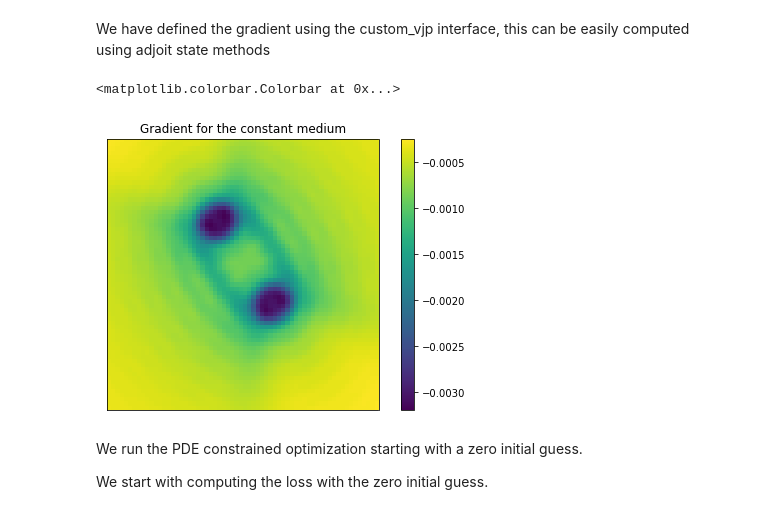
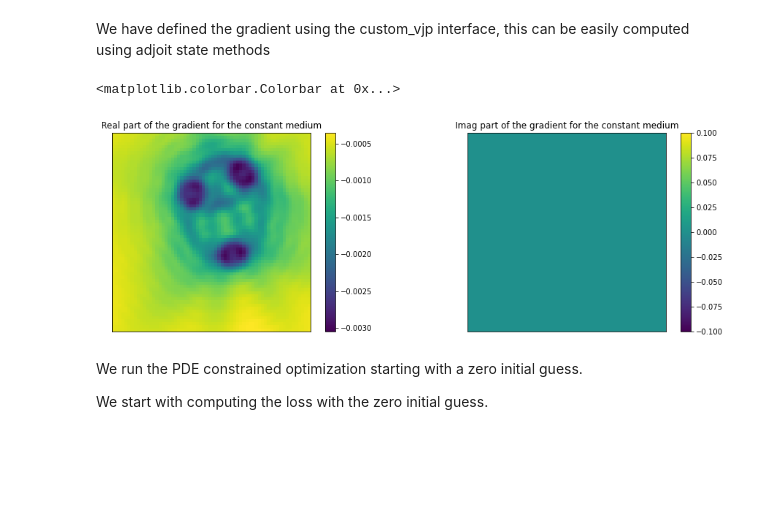
Before and after one commit to Forgotten/jax-lippmann-schwinger, a Jupyter notebook: notebooks/full_waverform_inversion_notebook.ipynb, the cells around one changed output. Saved outputs shown, nothing was run; the diff lists cells and outputs as text; code cells hidden in the pictures; blank space fills up the shorter version.

Commit message:
docs: added an image

```diff
--- a/notebooks/full_waverform_inversion_notebook.ipynb
+++ b/notebooks/full_waverform_inversion_notebook.ipynb
@@ -59,8 +59,9 @@ We define and sample the perturbation that we want to reconstruct. In this case
 # definition of the perturbation by the lense
 @jit
 def perturbation(x,y):
-    return 1.0*jnp.exp(-500*(jnp.square(x+0.1) + jnp.square(y+0.2)))\
-         + 1.0*jnp.exp(-500*(jnp.square(x-0.1) + jnp.square(y-0.1)))
+    return    1.0*jnp.exp(-500*(jnp.square(x+0.1) + jnp.square(y+0.2)))\
+            + 1.0*jnp.exp(-500*(jnp.square(x-0.1) + jnp.square(y-0.1)))\
+            + 1.0*jnp.exp(-500*(jnp.square(x-0.15) + jnp.square(y+0.3)))
 
 # we sample the perturbation
 nu = perturbation(params_nf.ls_params.X, params_nf.ls_params.Y)
@@ -143,18 +147,25 @@ loss_vjp = jit(partial(jax_ls.near_field_l2_loss, params_nf, data_near_field.res
 # %% [markdown]
 We have defined the gradient using the custom_vjp interface, this can be easily computed using adjoit state methods
 # %%
-nabla_loss = jax.grad(loss_vjp)
+nabla_loss = jit(jax.grad(loss_vjp))
 
 grad_loss_0 = nabla_loss(jnp.zeros(*nu_vect.shape))
 # %%
-plt.figure(figsize=(8,5))
+plt.figure(figsize=(16,5))
+plt.subplot(1, 2, 1)
 plt.imshow(jnp.real(grad_loss_0).reshape((n,n)))
 plt.xticks([]); plt.yticks([]);
-plt.title('Gradient for the constant medium', color='black')
+plt.title('Real part of the gradient for the constant medium', color='black')
 plt.colorbar()
+
+plt.subplot(1, 2, 2)
+plt.imshow(jnp.imag(grad_loss_0).reshape((n,n)))
+plt.xticks([]); plt.yticks([]);
+plt.title('Imag part of the gradient for the constant medium', color='black')
+plt.colorbar()
 # %% [output]
 <matplotlib.colorbar.Colorbar at 0x...>
-[figure, old version]
+[figure, new version]
 # %% [markdown]
 We run the PDE constrained optimization starting with a zero initial guess.
 
```
Also changed, not shown: parts of 10 cells of this notebook, 1 other file.
